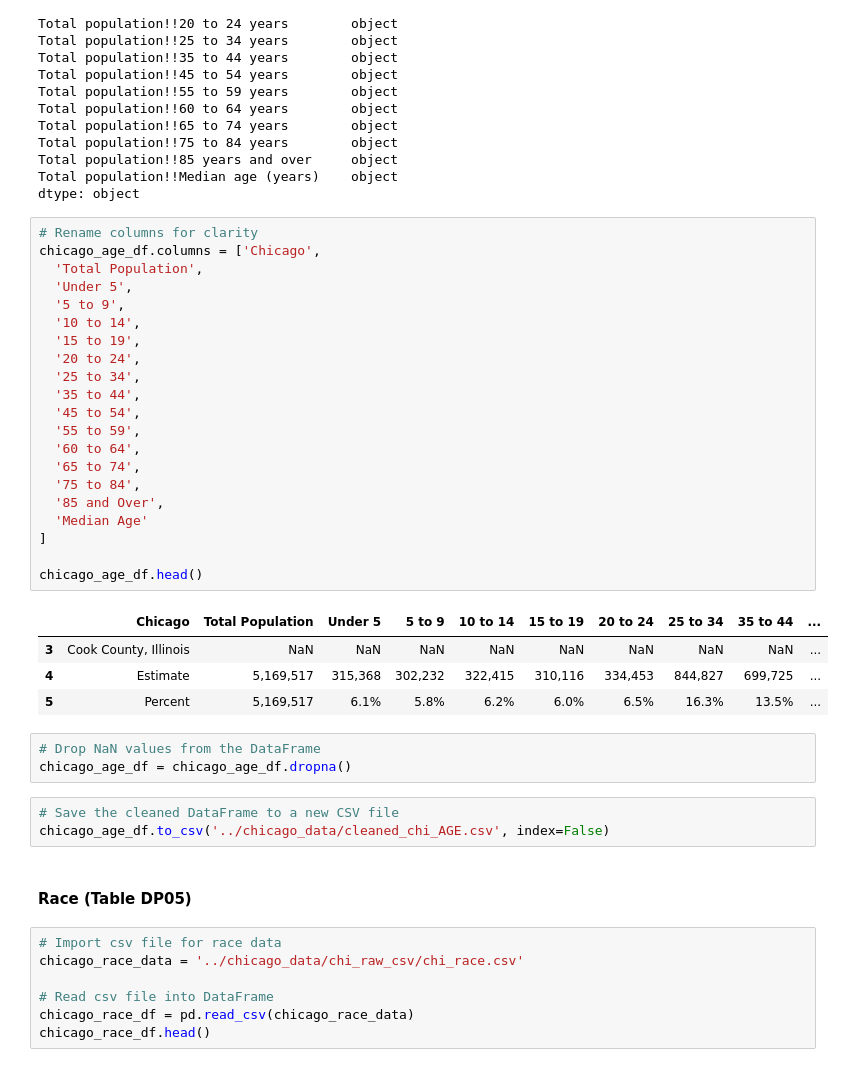
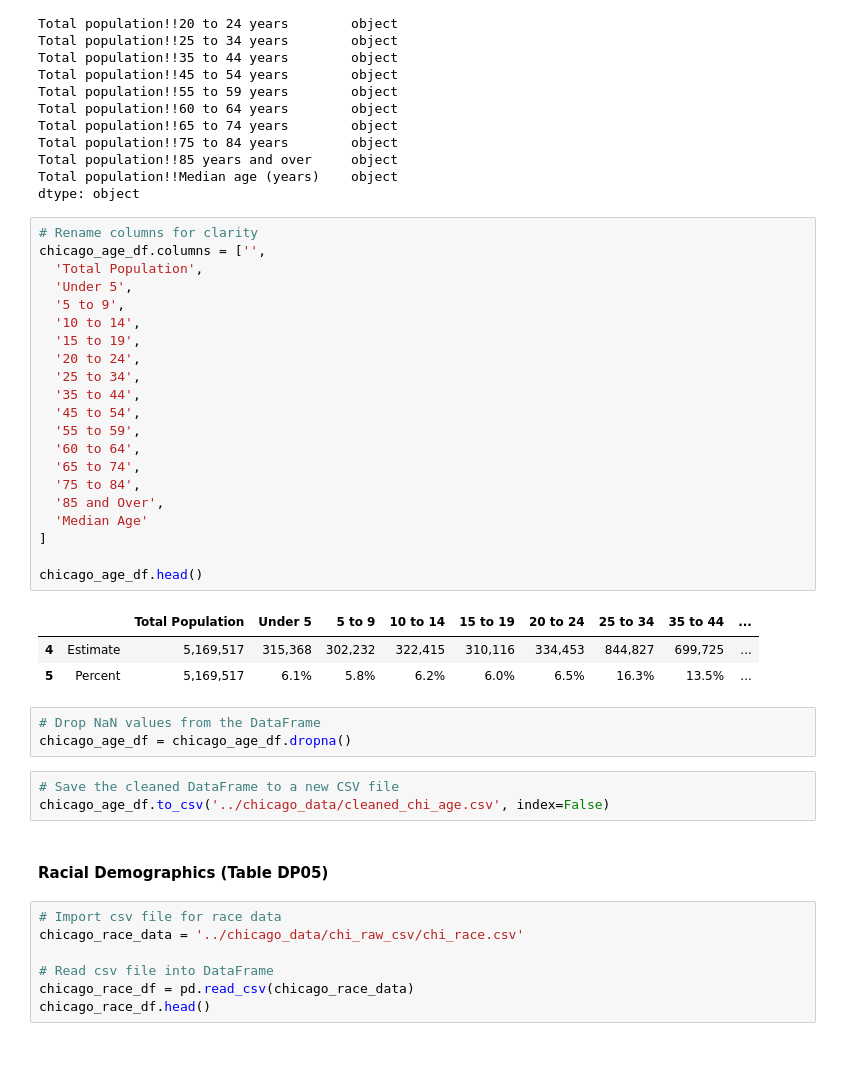
Before and after one commit to maddieemihle/major-city-visualization, a Jupyter notebook: data_files/chicago_data/chicago_dataset.ipynb, the cells around one changed output. Cells and saved outputs as stored; diff of their text form.

Commit message:
"updated chicago chicago_data"

```diff
--- a/data_files/chicago_data/chicago_dataset.ipynb
+++ b/data_files/chicago_data/chicago_dataset.ipynb
@@ -112,28 +112,27 @@ Total population!!Median age (years)    object
 dtype: object
 # %%
 # Rename columns for clarity
-chicago_age_df.columns = ['Chicago',
+chicago_age_df.columns = ['',
   'Total Population',
   'Under 5',
   '5 to 9',
   '10 to 14',
   '15 to 19',
   '20 to 24',
   '25 to 34',
   '35 to 44',
   '45 to 54',
   '55 to 59',
   '60 to 64',
   '65 to 74',
   '75 to 84',
   '85 and Over',
   'Median Age'
 ]
 
 chicago_age_df.head()
 # %% [output]
-|  | Chicago | Total Population | Under 5 | 5 to 9 | 10 to 14 | 15 to 19 | 20 to 24 | 25 to 34 | 35 to 44 | ... |
-| 3 | Cook County, Illinois | NaN | NaN | NaN | NaN | NaN | NaN | NaN | NaN | ... |
+|  |  | Total Population | Under 5 | 5 to 9 | 10 to 14 | 15 to 19 | 20 to 24 | 25 to 34 | 35 to 44 | ... |
 | 4 | Estimate | 5,169,517 | 315,368 | 302,232 | 322,415 | 310,116 | 334,453 | 844,827 | 699,725 | ... |
 | 5 | Percent | 5,169,517 | 6.1% | 5.8% | 6.2% | 6.0% | 6.5% | 16.3% | 13.5% | ... |
 # %%
@@ -141,9 +140,9 @@ chicago_age_df.head()
 chicago_age_df = chicago_age_df.dropna()
 # %%
 # Save the cleaned DataFrame to a new CSV file
-chicago_age_df.to_csv('../chicago_data/cleaned_chi_AGE.csv', index=False)
+chicago_age_df.to_csv('../chicago_data/cleaned_chi_age.csv', index=False)
 # %% [markdown]
-#### Race (Table DP05)
+#### Racial Demographics (Table DP05)
 # %%
 # Import csv file for race data
 chicago_race_data = '../chicago_data/chi_raw_csv/chi_race.csv'
```
Also changed, not shown: parts of 52 cells of this notebook, 21 other files.
